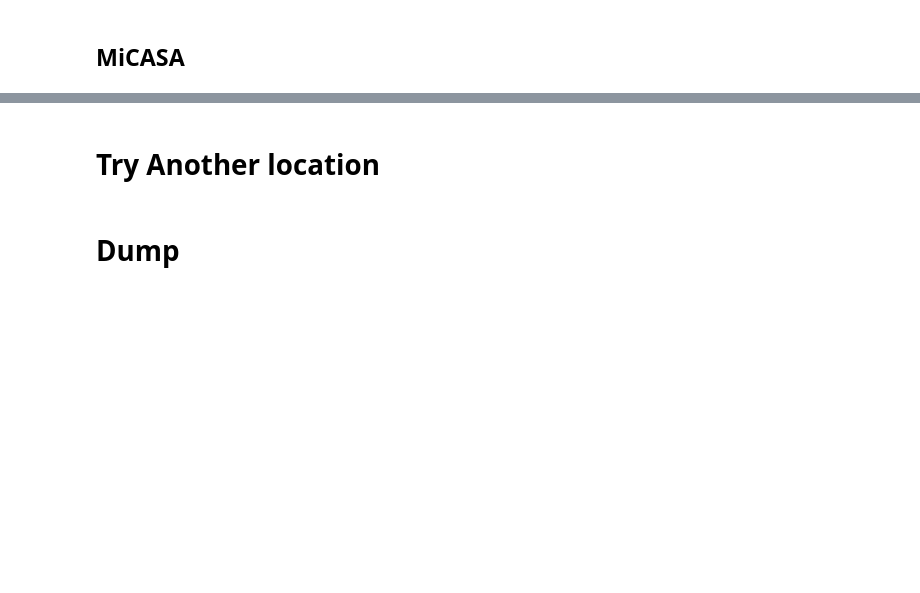
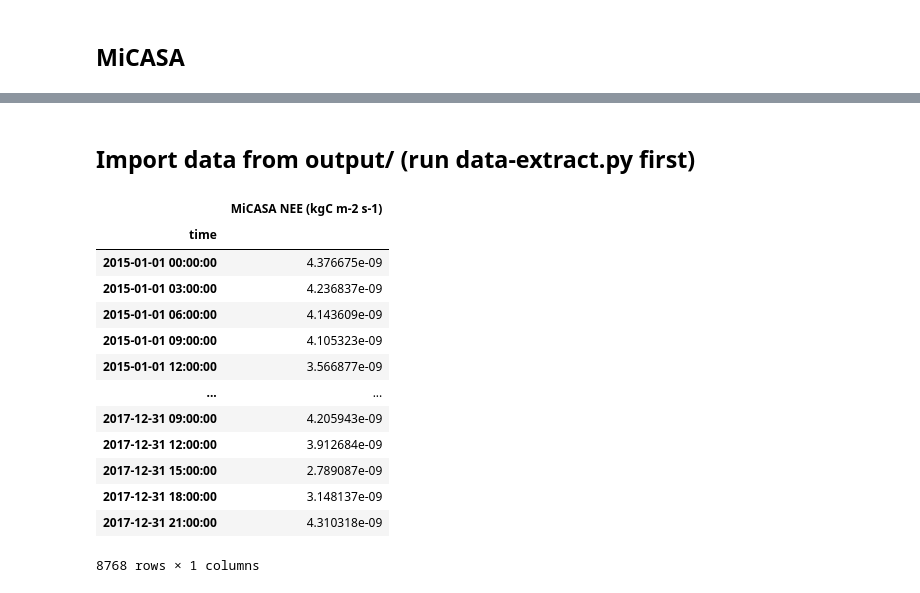
Before and after one commit to hannahzafar/FLUXNET-Model-comparison, a Jupyter notebook: comparison-test.ipynb, the cells around one changed output, grey strips where cells are left out. Cells and saved outputs as stored; diff of their text form; code cells hidden in the pictures; blank space fills up the shorter version.

```diff
--- a/comparison-test.ipynb
+++ b/comparison-test.ipynb
@@ -274,4 +108,0 @@ KeyboardInterrupt:
-# %% [markdown]
-# Try Another location
-# %% [markdown]
-# Dump
@@ -310,0 +109,21 @@ KeyboardInterrupt:
+# %% [markdown]
+## Import data from output/ (run data-extract.py first)
+# %%
+filename = f'output/{site_ID}_micasa'
+micasa_ds = pd.read_csv(filename)
+micasa_ds.set_index('time')
+# %% [output]
+|  | MiCASA NEE (kgC m-2 s-1) |
+| time |  |
+| 2015-01-01 00:00:00 | 4.376675e-09 |
+| 2015-01-01 03:00:00 | 4.236837e-09 |
+| 2015-01-01 06:00:00 | 4.143609e-09 |
+| 2015-01-01 09:00:00 | 4.105323e-09 |
+| 2015-01-01 12:00:00 | 3.566877e-09 |
+| ... | ... |
+| 2017-12-31 09:00:00 | 4.205943e-09 |
+| 2017-12-31 12:00:00 | 3.912684e-09 |
+| 2017-12-31 15:00:00 | 2.789087e-09 |
+| 2017-12-31 18:00:00 | 3.148137e-09 |
+| 2017-12-31 21:00:00 | 4.310318e-09 |
+8768 rows × 1 columns
```
Also changed, not shown: parts of 17 cells of this notebook, 2 other files.
